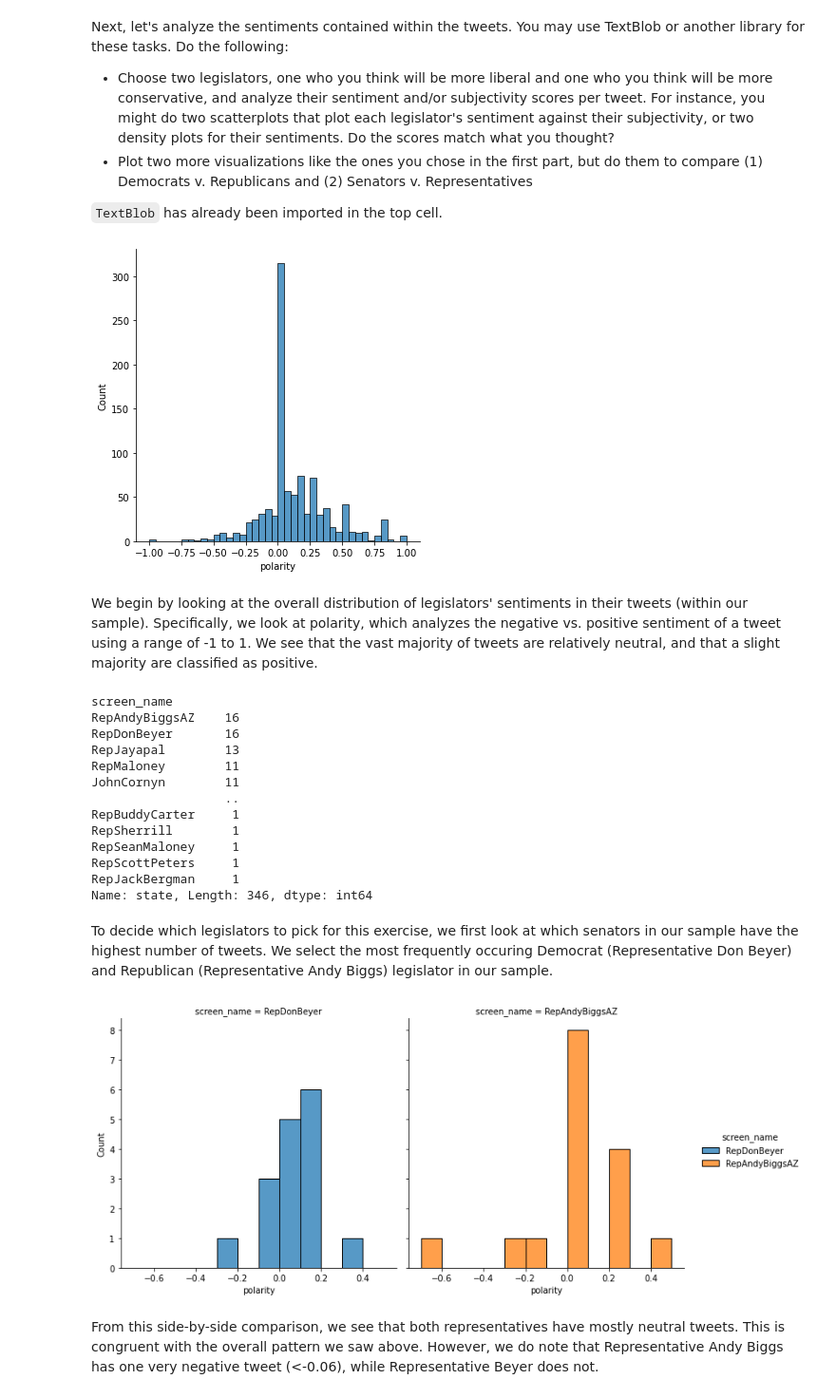
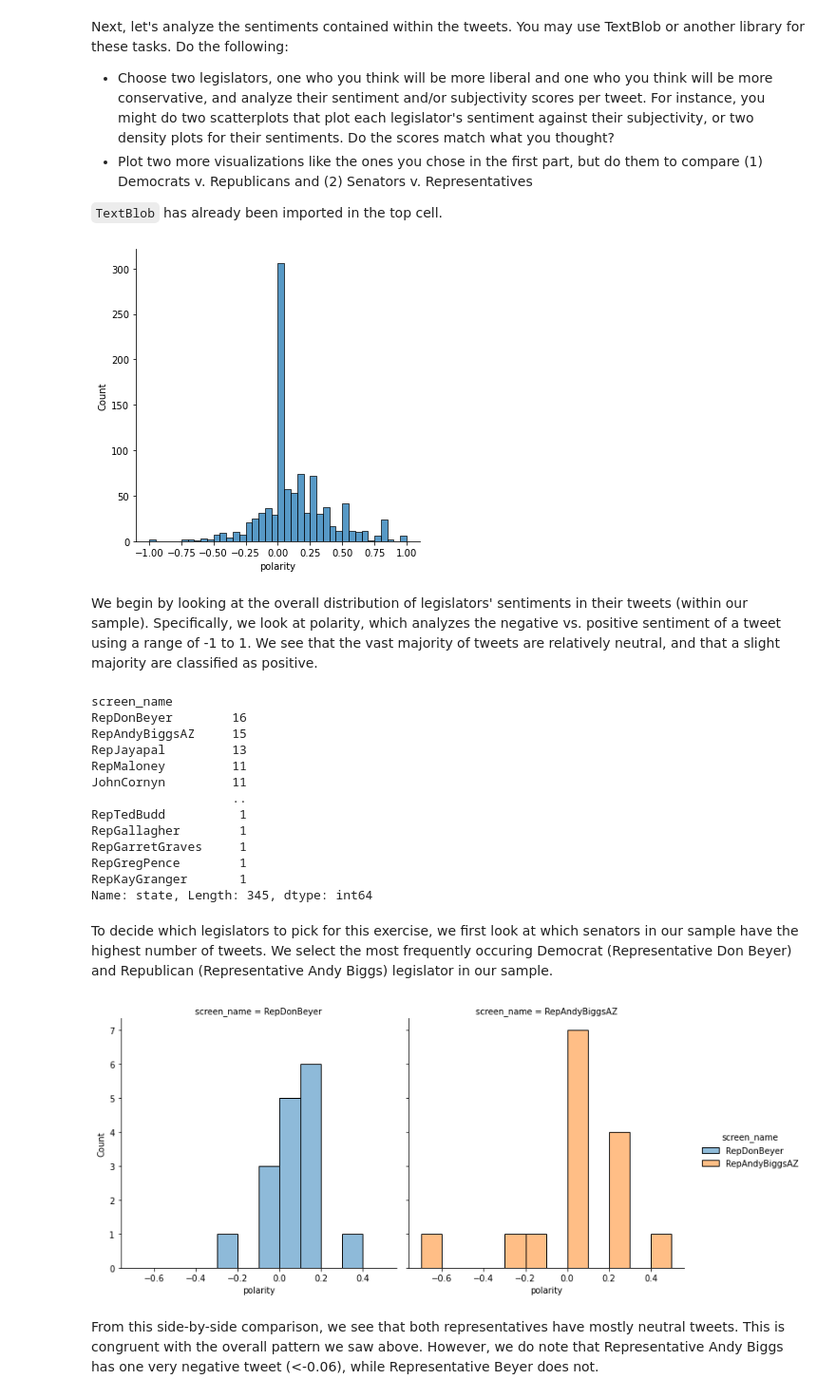
Before and after one commit to Luyi2/CSS_Project5_Team4_Spring2022, a Jupyter notebook: Project 5 Student.ipynb, the cells around one changed output. Shown at 95% size. Drawn from its saved outputs; the diff is of its cells as text; code cells hidden in the pictures.

Commit message:
added to pre-processing and generated congress_tweets_notempty

```diff
--- a/Project 5 Student.ipynb
+++ b/Project 5 Student.ipynb
@@ -131,7 +131,7 @@ URLs are now removed, but we still have new-line indicators and abbreviations su
 def rem_punc_stop(text):
     stop_words = STOP_WORDS
 
-    nlp.Defaults.stop_words |= {"\n\n", "\n", "RT", "QT", "amp"}
+    nlp.Defaults.stop_words |= {"\n\n", "\n \n" "\n", "RT", "QT", "rt", "qt", "amp"}
 
     punc = set(punctuation)
 
@@ -203,5 +203,22 @@ plt.show()
 # %% [markdown]
 The word clouds seems make sense. Now we move to EDA. (Word clouds is also an EDA approach but here I use it more like a sanity check).
+# %%
+# Delete empty cells/tokens (keep tweets with >2 characters after pre-processing) and remove line breaks
+
+#Drop token that are just brackets
+congress_tweets['length_tokens']=congress_tweets['tokens'].str.len()
+congress_tweets_notempty=pd.DataFrame(congress_tweets[congress_tweets['length_tokens']>2])
+
+#Length of smallest tweet
+congress_tweets_notempty['tokens'].str.len().min()
+
+#Remove line breaks
+def remove_lbreaks(text):
+    line_breaks = re.compile('\n')
+    return line_breaks.sub(r'', text)
+
+#Passing function to 'text'
+congress_tweets_notempty['text'] = congress_tweets_notempty['text'].apply(remove_lbreaks)
 # %% [markdown]
 ## Exploratory Data Analysis
 # %% [markdown]
@@ -210,8 +227,8 @@ Use two of the techniques we covered in lab (or other techniques outside of lab!
 ### EDA 1 visualizing n-grams
 # %%
 # collapse our tokens back into strings with the join() string method.
-congress_tweets['tokens'] = congress_tweets['tokens'].map(lambda text: ' '.join(text))
-congress_tweets['tokens']
+congress_tweets_notempty['tokens'] = congress_tweets_notempty['tokens'].map(lambda text: ' '.join(text))
+congress_tweets_notempty['tokens']
 # %% [output]
 0      Sam guys deal experienced teammate But podium ...
 1      It great Skype w StuartPublicSch government cl...
@@ -439,40 +454,40 @@ Next, let's analyze the sentiments contained within the tweets. You may use Text
 `TextBlob` has already been imported in the top cell.
 # %%
 # examine the overall sentiment distribution in our dataset
-congress_tweets['polarity'] = congress_tweets['tokens'].map(lambda text: TextBlob(text).sentiment.polarity)
-sns.displot(congress_tweets, x="polarity")
+congress_tweets_notempty["polarity"] = congress_tweets_notempty['tokens'].map(lambda text: TextBlob(text).sentiment.polarity)
+sns.displot(congress_tweets_notempty, x="polarity")
 plt.show()
 # %% [output]
-[figure, old version]
+[figure, new version]
 # %% [markdown]
 We begin by looking at the overall distribution of legislators' sentiments in their tweets (within our sample). Specifically, we look at polarity, which analyzes the negative vs. positive sentiment of a tweet using a range of -1 to 1. We see that the vast majority of tweets are relatively neutral, and that a slight majority are classified as positive.
 # %%
 # Identify Legislators with the Most Tweets in our Sample
-congress_tweets.groupby('screen_name').state.count().sort_values(ascending=False)
+congress_tweets_notempty.groupby('screen_name').state.count().sort_values(ascending=False)
 # %% [output]
 screen_name
-RepAndyBiggsAZ    16
-RepDonBeyer       16
-RepJayapal        13
-RepMaloney        11
-JohnCornyn        11
-                  ..
-RepBuddyCarter     1
-RepSherrill        1
-RepSeanMaloney     1
-RepScottPeters     1
-RepJackBergman     1
-Name: state, Length: 346, dtype: int64
+RepDonBeyer        16
+RepAndyBiggsAZ     15
+RepJayapal         13
+RepMaloney         11
+JohnCornyn         11
+                   ..
+RepTedBudd          1
+RepGallagher        1
+RepGarretGraves     1
+RepGregPence        1
+RepKayGranger       1
+Name: state, Length: 345, dtype: int64
 # %% [markdown]
 To decide which legislators to pick for this exercise, we first look at which senators in our sample have the highest number of tweets. We select the most frequently occuring Democrat (Representative Don Beyer) and Republican (Representative Andy Biggs) legislator in our sample.
 # %%
 # Plot polarity distributions for selected legilators
-beyer_biggs_tweets = congress_tweets[congress_tweets['screen_name'].isin(['RepDonBeyer','RepAndyBiggsAZ'])]
+beyer_biggs_tweets = congress_tweets_notempty[congress_tweets_notempty['screen_name'].isin(['RepDonBeyer','RepAndyBiggsAZ'])]
 
 sns.displot(beyer_biggs_tweets, x="polarity", hue = 'screen_name', col = 'screen_name')
 plt.show()
 # %% [output]
-[figure, old version]
+[figure, new version]
 # %% [markdown]
 From this side-by-side comparison, we see that both representatives have mostly neutral tweets. This is congruent with the overall pattern we saw above. However, we do note that Representative Andy Biggs has one very negative tweet (<-0.06), while Representative Beyer does not.
 # %%
```
Also changed, not shown: parts of 42 cells of this notebook.
